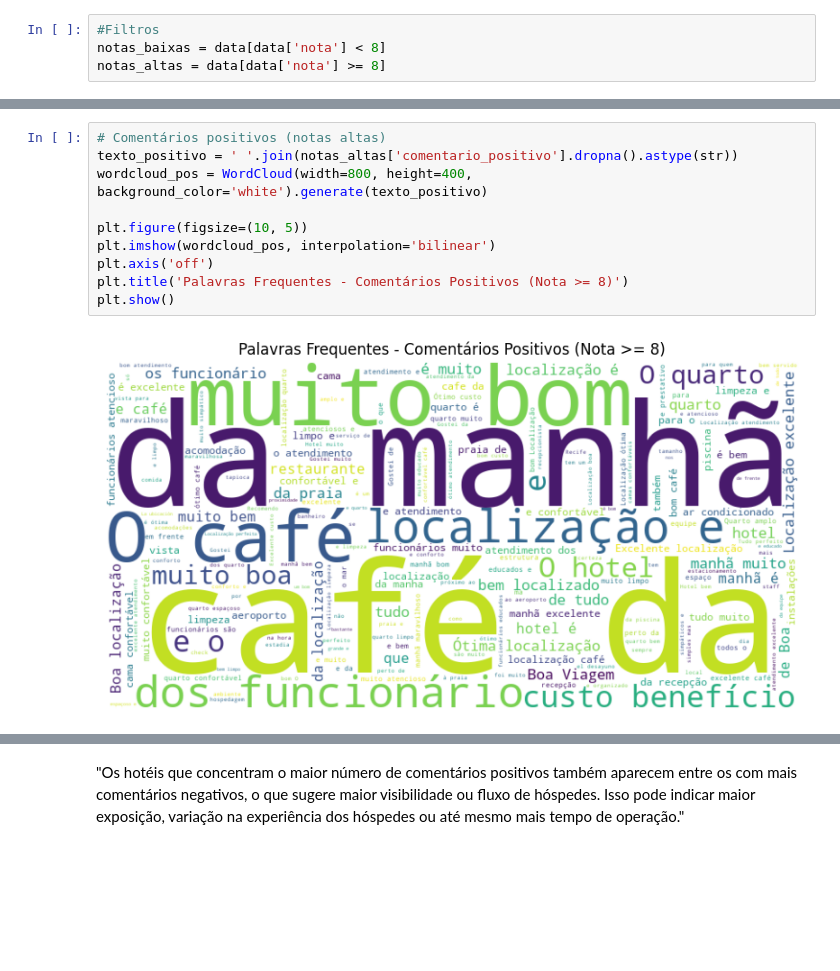
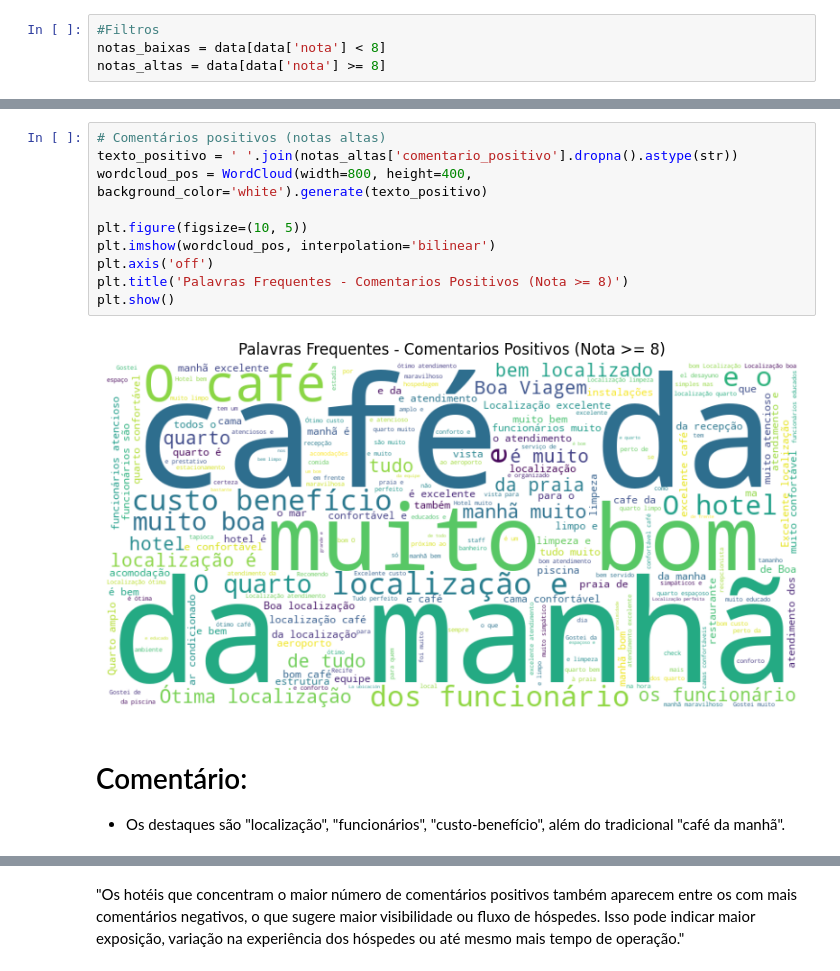
Before and after one commit to vicent777/tcc, a Jupyter notebook: espacializacao_hoteis/analise_exploratoria_20250416.ipynb, the cells around one changed output, grey strips where cells are left out. Drawn from its saved outputs; the diff is of its cells as text; blank space fills up the shorter version.

```diff
--- a/espacializacao_hoteis/analise_exploratoria_20250416.ipynb
+++ b/espacializacao_hoteis/analise_exploratoria_20250416.ipynb
@@ -152,15 +221,18 @@ plt.show()
 # %%
 # Comentários positivos (notas altas)
 texto_positivo = ' '.join(notas_altas['comentario_positivo'].dropna().astype(str))
 wordcloud_pos = WordCloud(width=800, height=400, background_color='white').generate(texto_positivo)
 
 plt.figure(figsize=(10, 5))
 plt.imshow(wordcloud_pos, interpolation='bilinear')
 plt.axis('off')
-plt.title('Palavras Frequentes - Comentários Positivos (Nota >= 8)')
+plt.title('Palavras Frequentes - Comentarios Positivos (Nota >= 8)')
 plt.show()
 # %% [output]
-[figure, old version]
+[figure, new version]
+# %% [markdown]
+# Comentário:
+- Os destaques são "localização", "funcionários", "custo-benefício", além do tradicional "café da manhã".
 # %%
 # Quantidade total de comentários por hotel
 comentarios_totais = data.groupby('hotel')[['comentario_positivo', 'comentario_negativo']].count()
```
Also changed, not shown: parts of 14 cells of this notebook.
